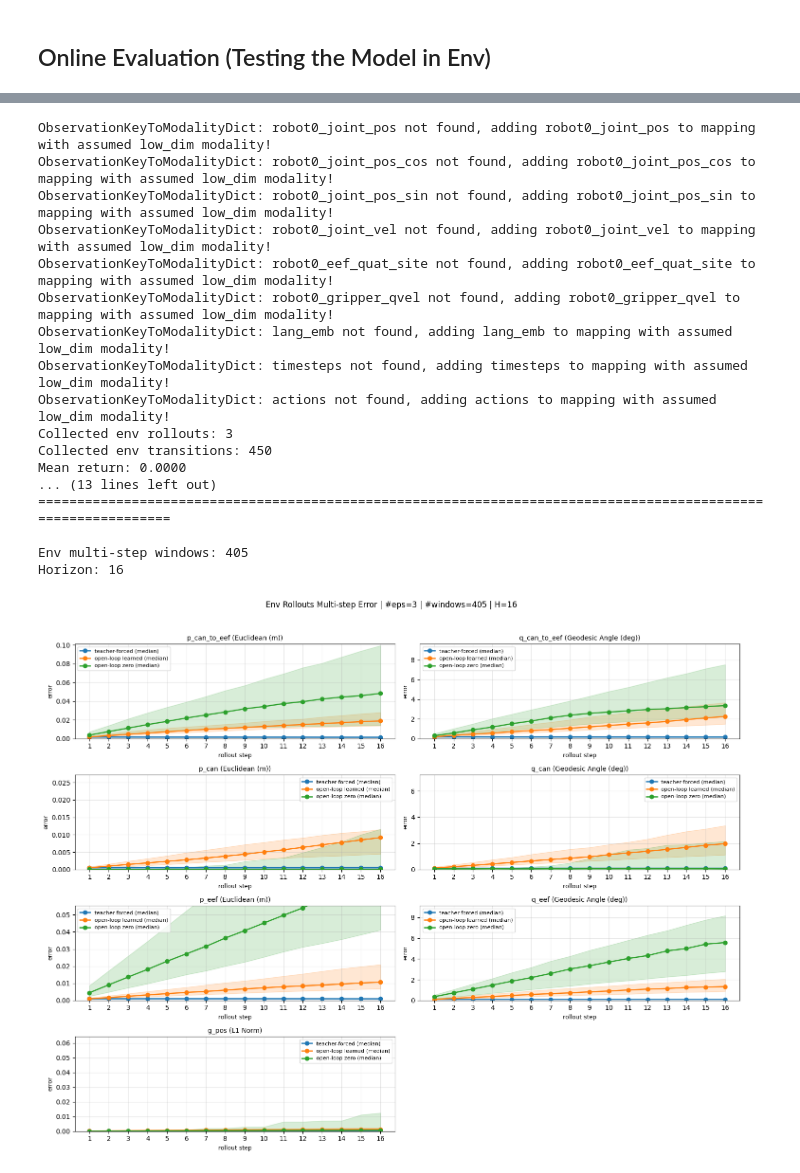
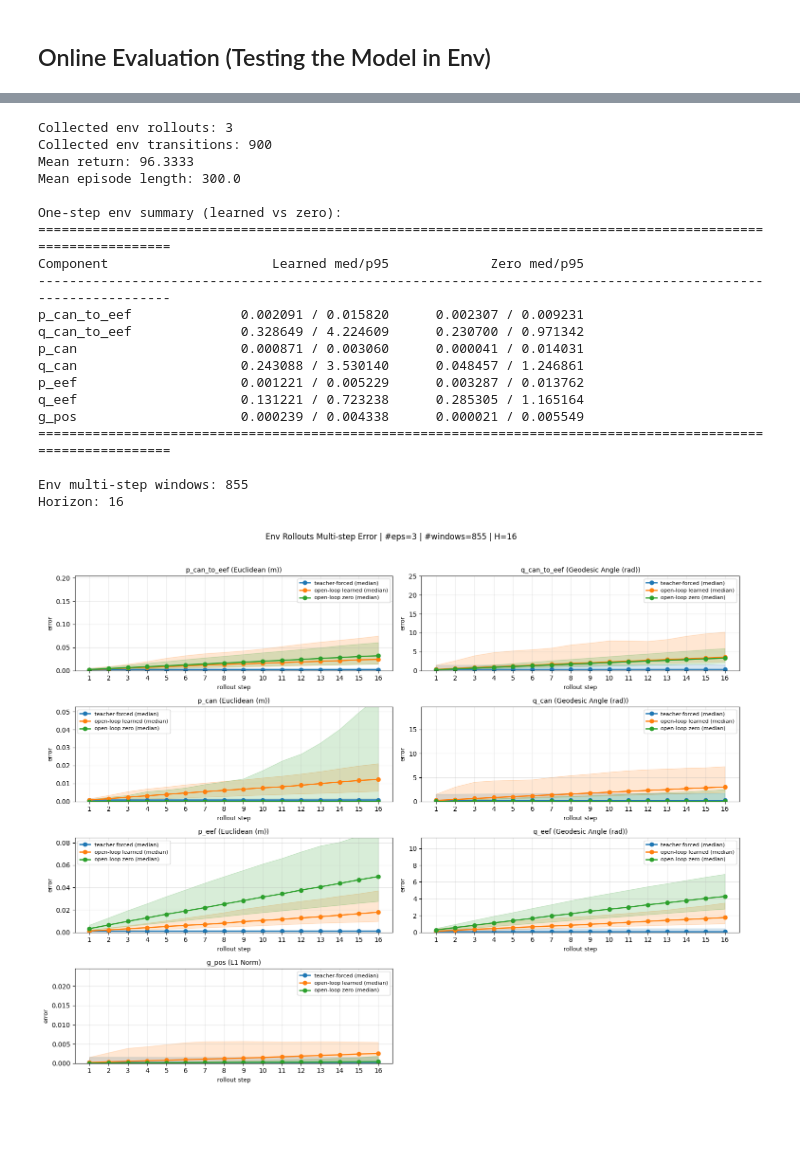
Before and after one commit to moritz-zoellner/guided-diffusion, a Jupyter notebook: guidance/world_model_playground.ipynb, the cells around one changed output, grey strips where cells are left out. Saved outputs shown, nothing was run; the diff lists cells and outputs as text; code cells hidden in the pictures; blank space fills up the shorter version.

```diff
--- a/guidance/world_model_playground.ipynb
+++ b/guidance/world_model_playground.ipynb
@@ -1026,9 +740,12 @@ def load_model_for_eval(model_or_run_path, predictor_kind="learned", device=devi
 # %%
 # Load all models
 predictor_learned, stats, val_trajectories, _ = load_model_for_eval(
-    model_or_run_path="../models/dynamics/baseline_mlp",
+    model_or_run_path="../models/dynamics/baseline_mlp(1)",
     predictor_kind="learned",
     device=device,
+    load_val_trajectories=True,
+    build_trajectory_dataset_fn=build_trajectory_dataset,
+    fallback_val_trajectories=val_trajectories if "val_trajectories" in globals() else None,
 )
 
 predictor_zero, _, _, _ = load_model_for_eval(
@@ -1956,34 +1604,14 @@ policy, _ = FileUtils.policy_from_checkpoint(
 
 # Settings (keep small for quick iteration; scale up once stable)
 num_env_rollouts = 3
-max_env_steps = 150
+max_env_steps = 300
 horizon_env = 16
 band_low_q = 25
 band_high_q = 75
 y_clip_percentile = 95
 y_clip_multiplier = 2.0
 
-
-# Reuse existing helper if already defined; otherwise define a fallback.
-if "build_state_from_obs_dict" not in globals():
-    def _latest_1d(x):
-        x = np.asarray(x)
-        if x.ndim <= 1:
-            return x
-        return x[-1]
-
-    def build_state_from_obs_dict(obs_dict):
-        obj = _latest_1d(obs_dict["object"])
-        p_can_to_eef = obj[0:3]
-        q_can_to_eef = quat_to_6d(xyzw_to_wxyz_batch(obj[3:7][None]))[0]
-        p_can = obj[7:10]
-        q_can = quat_to_6d(xyzw_to_wxyz_batch(obj[10:14][None]))[0]
-        p_eef = _latest_1d(obs_dict["robot0_eef_pos"])
-        q_eef = quat_to_6d(xyzw_to_wxyz_batch(_latest_1d(obs_dict["robot0_eef_quat"])[None]))[0]
-        g_pos = _latest_1d(obs_dict["robot0_gripper_qpos"])
-        if g_pos.size == 0:
-            g_pos = np.zeros(2, dtype=np.float32)
-        return np.concatenate([p_can_to_eef, q_can_to_eef, p_can, q_can, p_eef, q_eef, g_pos], axis=-1).astype(np.float32)
+ROT_KEYS = {"q_can_to_eef", "q_can", "q_eef"}
 
 
 def policy_action(obs_dict):
@@ -2144,47 +1772,50 @@ if num_env_transitions > 0:
 
     if total_windows_env > 0:
         plot_multistep_summary(
             errors_by_mode=errors_env_multistep,
             metrics=metrics,
             horizon=horizon_env,
             title=(
                 f"Env Rollouts Multi-step Error | #eps={num_env_eps} | "
                 f"#windows={total_windows_env} | H={horizon_env}"
             ),
             band_low_q=band_low_q,
             band_high_q=band_high_q,
             y_clip_percentile=y_clip_percentile,
             y_clip_multiplier=y_clip_multiplier,
         )
 
         print_multistep_final_step_summary(
             errors_by_mode=errors_env_multistep,
             metrics=metrics,
             band_low_q=band_low_q,
             band_high_q=band_high_q,
             header="Final-step env multi-step aggregated errors",
         )
     else:
         print("No valid env windows for the requested horizon. Increase rollout length or reduce horizon.")
 # %% [output]
-ObservationKeyToModalityDict: robot0_joint_pos not found, adding robot0_joint_pos to mapping with assumed low_dim modality!
-ObservationKeyToModalityDict: robot0_joint_pos_cos not found, adding robot0_joint_pos_cos to mapping with assumed low_dim modality!
-ObservationKeyToModalityDict: robot0_joint_pos_sin not found, adding robot0_joint_pos_sin to mapping with assumed low_dim modality!
-ObservationKeyToModalityDict: robot0_joint_vel not found, adding robot0_joint_vel to mapping with assumed low_dim modality!
-ObservationKeyToModalityDict: robot0_eef_quat_site not found, adding robot0_eef_quat_site to mapping with assumed low_dim modality!
-ObservationKeyToModalityDict: robot0_gripper_qvel not found, adding robot0_gripper_qvel to mapping with assumed low_dim modality!
-ObservationKeyToModalityDict: lang_emb not found, adding lang_emb to mapping with assumed low_dim modality!
-ObservationKeyToModalityDict: timesteps not found, adding timesteps to mapping with assumed low_dim modality!
-ObservationKeyToModalityDict: actions not found, adding actions to mapping with assumed low_dim modality!
 Collected env rollouts: 3
-Collected env transitions: 450
-Mean return: 0.0000
-... (13 lines left out)
+Collected env transitions: 900
+Mean return: 96.3333
+Mean episode length: 300.0
+
+One-step env summary (learned vs zero):
+==============================================================================================================
+Component                     Learned med/p95             Zero med/p95
+--------------------------------------------------------------------------------------------------------------
+p_can_to_eef              0.002091 / 0.015820      0.002307 / 0.009231
+q_can_to_eef              0.328649 / 4.224609      0.230700 / 0.971342
+p_can                     0.000871 / 0.003060      0.000041 / 0.014031
+q_can                     0.243088 / 3.530140      0.048457 / 1.246861
+p_eef                     0.001221 / 0.005229      0.003287 / 0.013762
+q_eef                     0.131221 / 0.723238      0.285305 / 1.165164
+g_pos                     0.000239 / 0.004338      0.000021 / 0.005549
 ==============================================================================================================
 
-Env multi-step windows: 405
+Env multi-step windows: 855
 Horizon: 16
-[figure, old version]
+[figure, new version]
 Final-step env multi-step aggregated errors
 ============================================================================================================================================
 Component                  TF med   OL learned med    OL zero med     Learned/TF      Zero/TF
```
Also changed, not shown: parts of 21 cells of this notebook, 2 other files.
